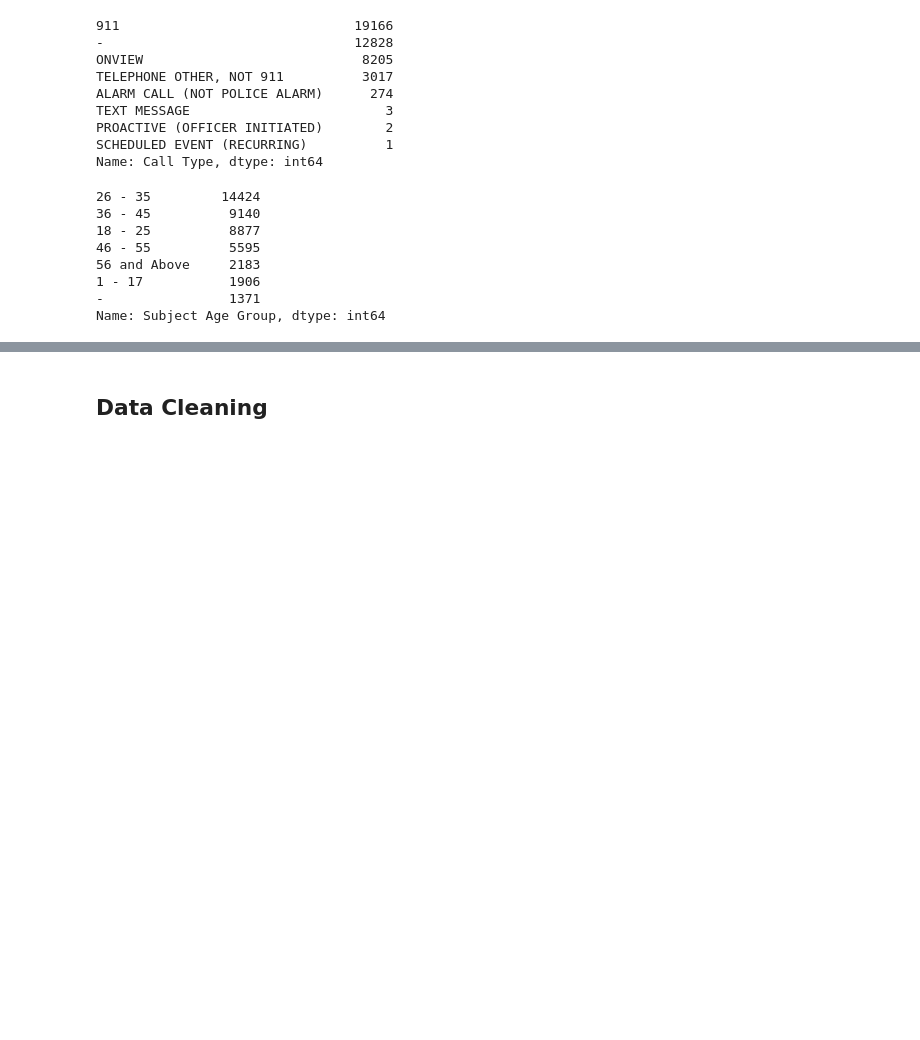
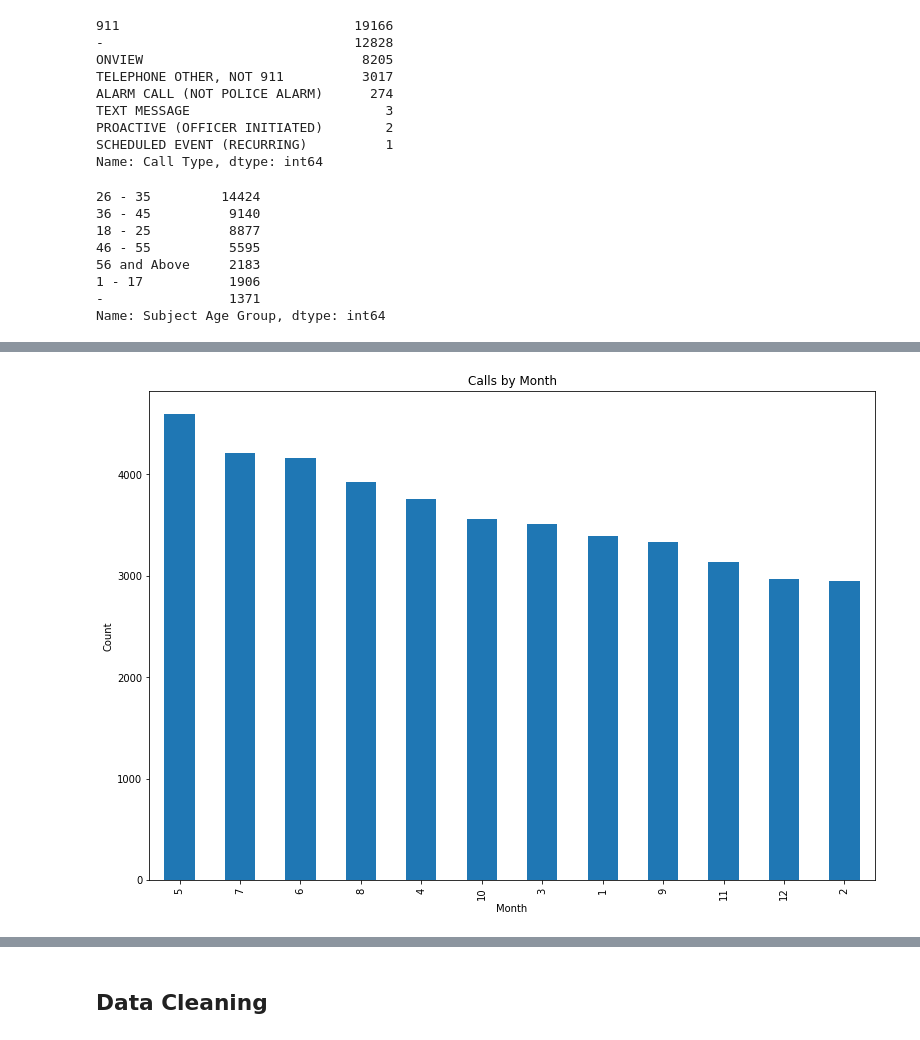
Before and after one commit to kenyo/mod-3-final-project, a Jupyter notebook: ko.ipynb, the cells around one changed output, grey strips where cells are left out. Drawn from its saved outputs; the diff is of its cells as text; code cells hidden in the pictures; blank space fills up the shorter version.

```diff
--- a/ko.ipynb
+++ b/ko.ipynb
@@ -51,0 +64,13 @@ terry_stops['Arrested'] = np.where(terry_stops['Stop Resolution'] == 'Arrest', 1
+# %%
+fig, ax = plt.subplots(figsize=(13, 9))
+
+hours = terry_stops.call_hour.value_counts().plot(kind = 'bar')
+
+hours = terry_stops.call_month.value_counts().plot(kind = 'bar')
+terry_stops.groupby(pd.to_datetime(terry_stops['Reported Date']).dt.strftime('%B')).sum().sort_values(by='Reported Date')
+
+ax.set_ylabel('Count')
+ax.set_xlabel('Month')
+ax.set_title('Calls by Month');
+# %% [output]
+[figure, added]
```
Also changed, not shown: parts of 16 cells of this notebook.
